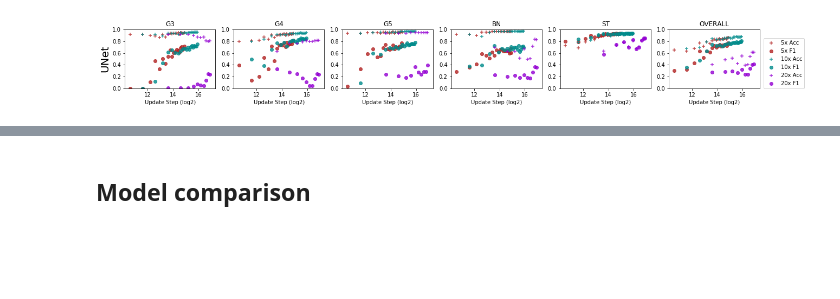
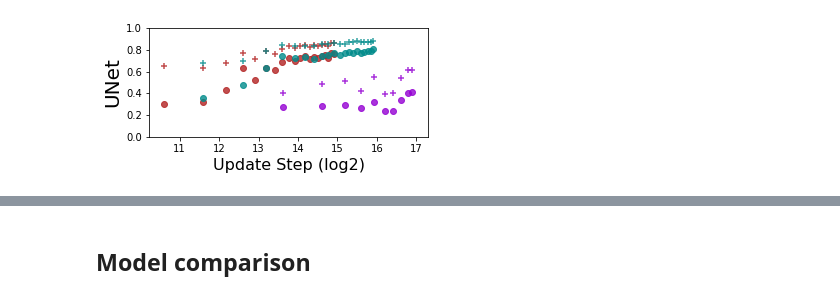
Before and after one commit to BioImageInformatics/gleason_grade, a Jupyter notebook: notebooks/plot_metrics.ipynb, the cells around one changed output, grey strips where cells are left out. Drawn from its saved outputs; the diff is of its cells as text; code cells hidden in the pictures; blank space fills up the shorter version.

```diff
--- a/notebooks/plot_metrics.ipynb
+++ b/notebooks/plot_metrics.ipynb
@@ -31,28 +31,35 @@ def add_cols(logs):
 
 logs = add_cols(logs)
 # %%
-fig, axs = plt.subplots(1, 6, figsize=(21, 2))
-f1_cols = ['G3_F1', 'G4_F1', 'G5_F1', 'BN_F1', 'ST_F1', 'OVERALL_F1']
-a_cols = ['G3_A', 'G4_A', 'G5_A', 'BN_A', 'ST_A', 'OVERALL_A']
+fig, axs = plt.subplots(1, 1, figsize=(5,2))
+# f1_cols = ['G3_F1', 'G4_F1', 'G5_F1', 'BN_F1', 'ST_F1', 'OVERALL_F1']
+# a_cols = ['G3_A', 'G4_A', 'G5_A', 'BN_A', 'ST_A', 'OVERALL_A']
+f1_cols = ['OVERALL_F1']
+a_cols = ['OVERALL_A']
 colors = ['firebrick', 'darkcyan', 'darkviolet']
 
 for mag, color in zip(['5x', '10x', '20x'], colors):
     df = logs.iloc[[mag in x for x in logs['SNAPSHOT']], :]
-    for ax, a_col, f1_col in zip(axs, a_cols, f1_cols):
-        sns.regplot(np.log2(df['STEP']), df[a_col], fit_reg=False, label=mag+' Acc', ax=ax, color=color, marker='+')
-        sns.regplot(np.log2(df['STEP']), df[f1_col], fit_reg=False, label=mag+' F1', ax=ax, color=color)
+#     for ax, a_col, f1_col in zip(axs, a_cols, f1_cols):
+#         sns.regplot(np.log2(df['STEP']), df[a_col], fit_reg=False, label=mag+' Acc', ax=ax, color=color, marker='+')
+#         sns.regplot(np.log2(df['STEP']), df[f1_col], fit_reg=False, label=mag+' F1', ax=ax, color=color)
 
-for ax, col in zip(axs, a_cols):
-    ax.set_title(col.replace('_A', ''))
-    ax.set_ylabel('')
-    ax.set_ylim([0,1.])
-    ax.set_xlabel('Update Step (log2)')
+    sns.regplot(np.log2(df['STEP']), df[a_col], fit_reg=False, label=mag+' Acc', ax=axs, color=color, marker='+')
+    sns.regplot(np.log2(df['STEP']), df[f1_col], fit_reg=False, label=mag+' F1', ax=axs, color=color)
 
-plt.legend(bbox_to_anchor=(1.01, 0.9))
-axs[0].set_ylabel('{}'.format(SUPER_TITLE), fontsize=20)
-plt.savefig('/home/nathan/Dropbox/_papers/gleason_grade/pixel_performance_{}.pdf'.format(SUPER_TITLE))
+# for ax, col in zip(axs, a_cols):
+# axs.set_title(col.replace('_A', ''))
+axs.set_ylabel('')
+axs.set_ylim([0,1.])
+axs.set_xlabel('Update Step (log2)', fontsize=16)
+# axs.set_xlabel('')
+
+# plt.legend(bbox_to_anchor=(1.01, 0.9))
+# axs.set_title('Overall Accuracy and F1-scores', fontsize=22)
+axs.set_ylabel('{}'.format(SUPER_TITLE), fontsize=20)
+plt.savefig('/home/nathan/Dropbox/_papers/gleason_grade/pixel_performance_{}.pdf'.format(SUPER_TITLE), bbox_inches='tight')
 # %% [output]
-[figure, old version]
+[figure, new version]
 # %%
 ## Max overall Accuracy
 logs.sort_values(by='OVERALL_A', ascending=False)
```
Also changed, not shown: 2 other files.
